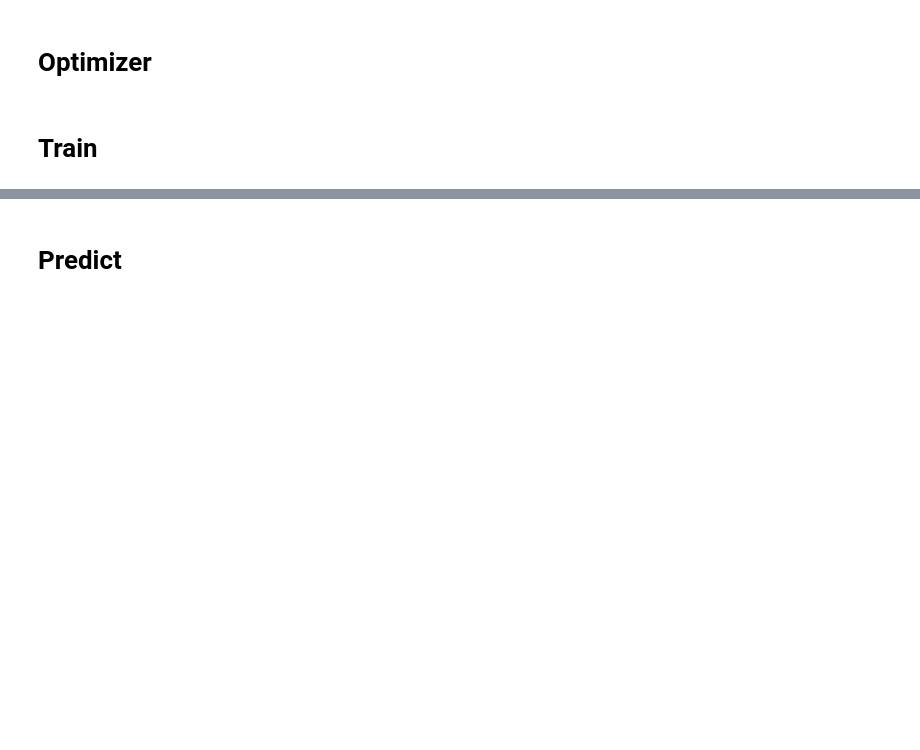
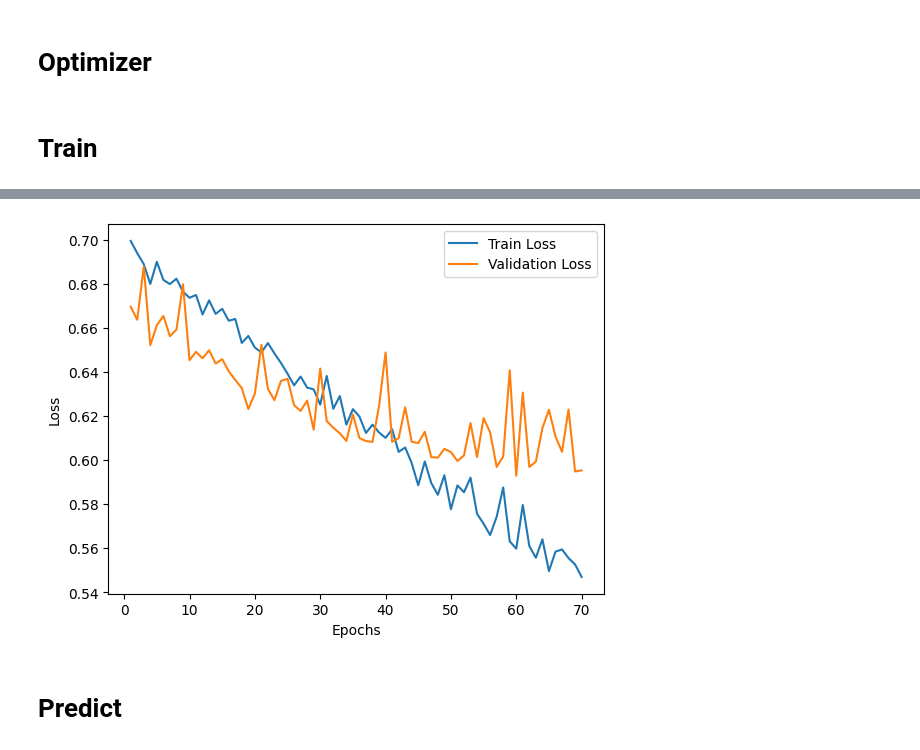
Before and after one commit to ashiofumiirerujiyu/GSM_study, a Jupyter notebook: Phase3/Training_Neural_Network2.ipynb, the cells around one changed output, grey strips where cells are left out. Drawn from its saved outputs; the diff is of its cells as text; code cells hidden in the pictures; blank space fills up the shorter version.

```diff
--- a/Phase3/Training_Neural_Network2.ipynb
+++ b/Phase3/Training_Neural_Network2.ipynb
@@ -124,0 +79,9 @@ for images, labels in test_loader:
+# %%
+train_size = int(0.7 * len(dataset))
+valid_size = int(0.15 * len(dataset))
+test_size = len(dataset) - train_size - valid_size
+train_dataset, valid_dataset, test_dataset = random_split(dataset, [train_size, valid_size, test_size])
+
+print(f"number of train dataset: {len(train_dataset)}")
+print(f"number of valid dataset: {len(valid_dataset)}")
+print(f"number of test dataset: {len(test_dataset)}")
@@ -124,0 +92,2 @@ for images, labels in test_loader:
+# %%
+train_dataset.dataset.transform = train_transform
@@ -125,13 +108,10 @@ for images, labels in test_loader:
 # %% [markdown]
 # HyperParameter
 # %%
-# 하이퍼파라미터 설정
-input_size = 32 * 32 * 3  # 이미지 크기 (32x32) x 3 채널
+input_size = 32 * 32 * 3
 hidden_size = 128
-learning_rate = 0.001
+learning_rate = 0.0001
 num_epochs = 100
-weight_decay = 1e-4  # L2 정규화 하이퍼파라미터
-early_stopping_patience = 5
-early_stopping_counter = 0
+weight_decay = 1e-4
 # %% [markdown]
 # Weight Initalize
@@ -148,14 +127,13 @@ def weights_init(m):
 # Model
 # %%
 class SimpleNN(nn.Module):
-    def __init__(self, input_size, hidden_size):
+    def __init__(self, input_size, hidden_size, dropout_prob=0.5):
         super(SimpleNN, self).__init__()
         self.fc1 = nn.Linear(input_size, hidden_size)
-        self.dropout = nn.Dropout(p=0.5)
         self.fc2 = nn.Linear(hidden_size, 1)
         self.relu = nn.ReLU()
         self.sigmoid = nn.Sigmoid()
-        self.apply(weights_init)
+        self.dropout = nn.Dropout(dropout_prob)
 
     def forward(self, x):
         x = self.fc1(x)
@@ -163,8 +141,8 @@ class SimpleNN(nn.Module):
         x = self.dropout(x)
         x = self.fc2(x)
         x = self.sigmoid(x)
+
         return x
-
 model = SimpleNN(input_size=input_size, hidden_size=hidden_size)
 # %%
 def count_parameters(model):
@@ -308,3 +257,12 @@ Early stopping
+# %%
+plt.plot(range(1, plot_epoch), train_losses, label='Train Loss')
+plt.plot(range(1, plot_epoch), valid_losses, label='Validation Loss')
+plt.xlabel('Epochs')
+plt.ylabel('Loss')
+plt.legend()
+plt.show()
+# %% [output]
+[figure, added]
 # %% [markdown]
 # Predict
 # %%
```
Also changed, not shown: parts of 24 cells of this notebook.
